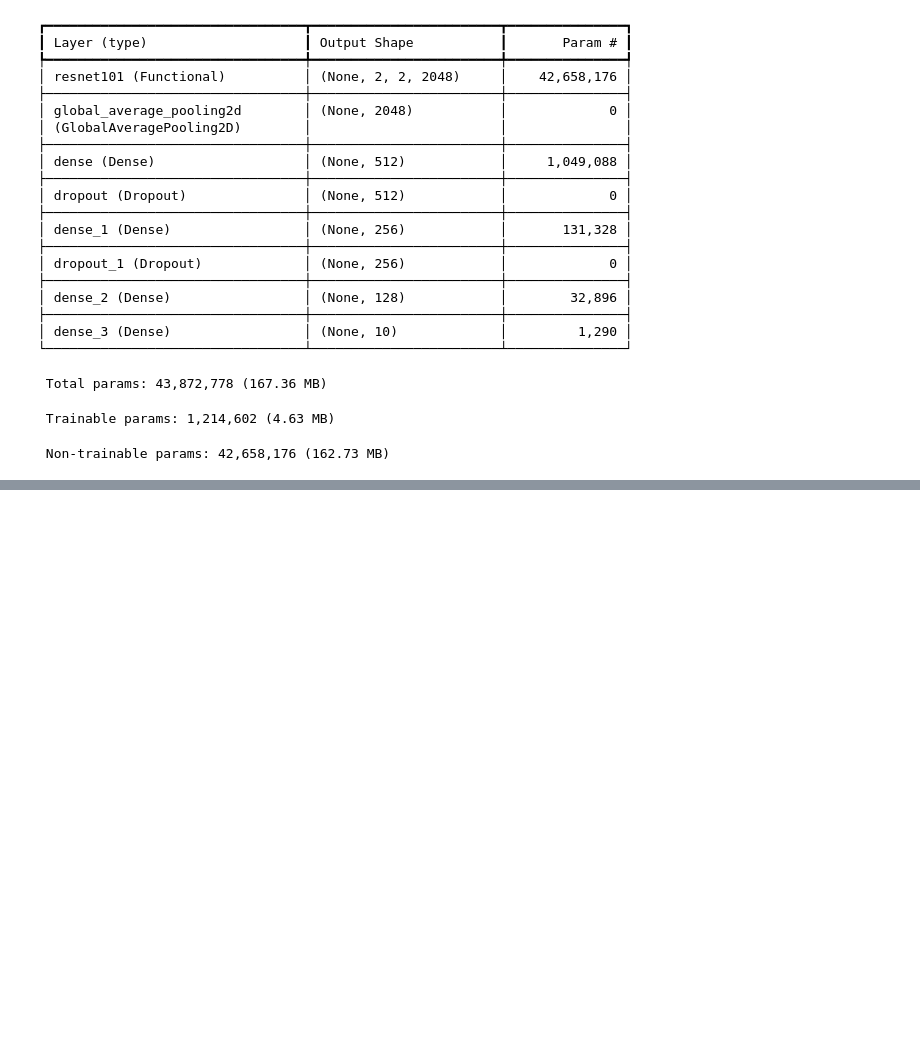
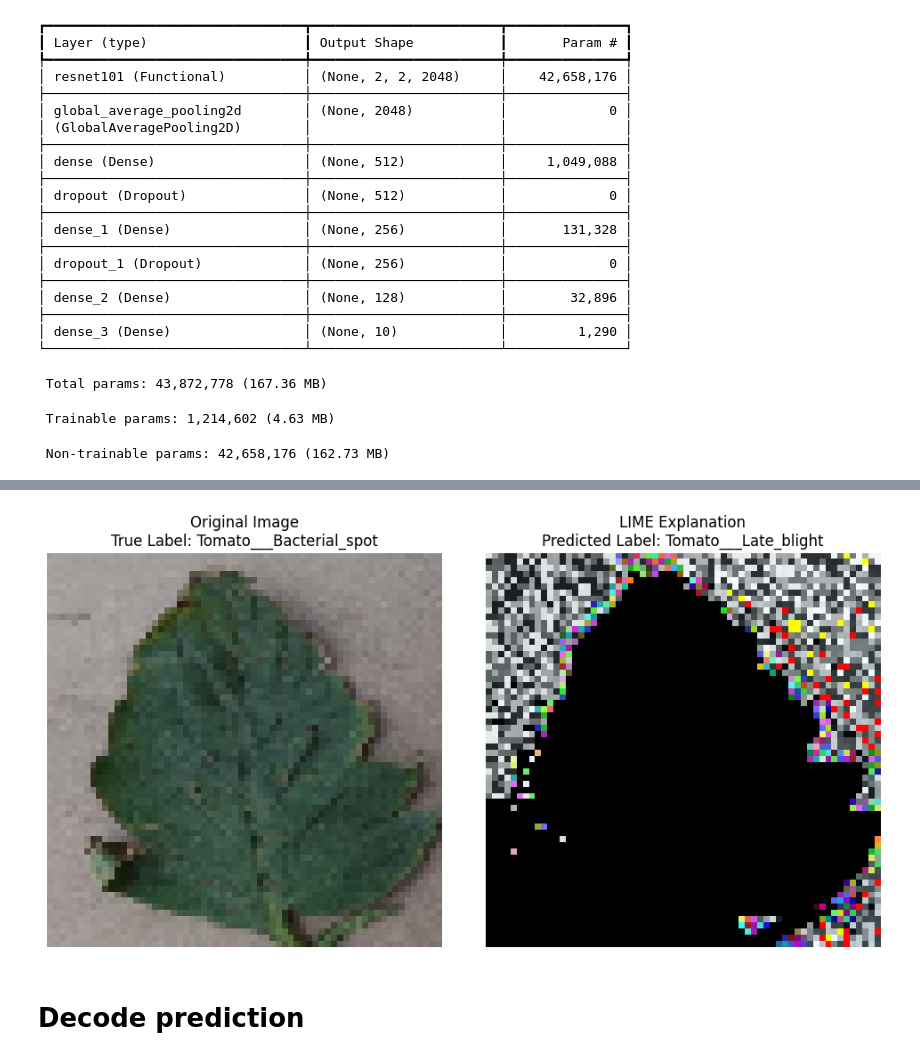
Before and after one commit to mehedils/ColabCodeRandom, a Jupyter notebook: resnet.ipynb, the cells around one changed output, grey strips where cells are left out. Drawn from its saved outputs; the diff is of its cells as text; code cells hidden in the pictures; blank space fills up the shorter version.

```diff
--- a/resnet.ipynb
+++ b/resnet.ipynb
@@ -230,0 +311,14 @@ Test Accuracy: 0.9453
+# %%
+def preprocess_image_for_lime(image_tensor):
+    """
+    Preprocesses an image tensor for use with LIME explainer.
+
+    Args:
+        image_tensor: A TensorFlow image tensor.
+
+    Returns:
+        A preprocessed TensorFlow image tensor.
+    """
+    # Apply the defined resizing and rescaling layers
+    processed_image = resize_and_rescale(image_tensor)
+    return processed_image
@@ -230,0 +333,4 @@ Test Accuracy: 0.9453
+# %%
+from lime.lime_image import LimeImageExplainer
+
+explainer = LimeImageExplainer()
@@ -230,0 +411,36 @@ Test Accuracy: 0.9453
+# %%
+# Get the image and mask for the top prediction
+temp, mask = explanation.get_image_and_mask(
+    explanation.top_labels[0],
+    positive_only=True,
+    num_features=5,
+    hide_rest=True
+)
+
+# Convert the explained image to uint8 for display
+explained_image = (temp * 255).astype('uint8')
+
+# Get the predicted label name
+predicted_label = class_names[explanation.top_labels[0]]
+
+# Display the original image and the explained image
+plt.figure(figsize=(10, 5))
+
+# Original Image
+plt.subplot(1, 2, 1)
+plt.imshow(image_to_explain.astype('uint8'))
+plt.title(f"Original Image\nTrue Label: {class_names[true_label]}")
+plt.axis('off')
+
+# Explained Image
+plt.subplot(1, 2, 2)
+plt.imshow(explained_image.astype('uint8'))
+plt.title(f"LIME Explanation\nPredicted Label: {predicted_label}")
+plt.axis('off')
+
+plt.tight_layout()
+plt.show()
+# %% [output]
+[figure, added]
+# %% [markdown]
+# Decode prediction
```
Also changed, not shown: parts of 27 cells of this notebook.
